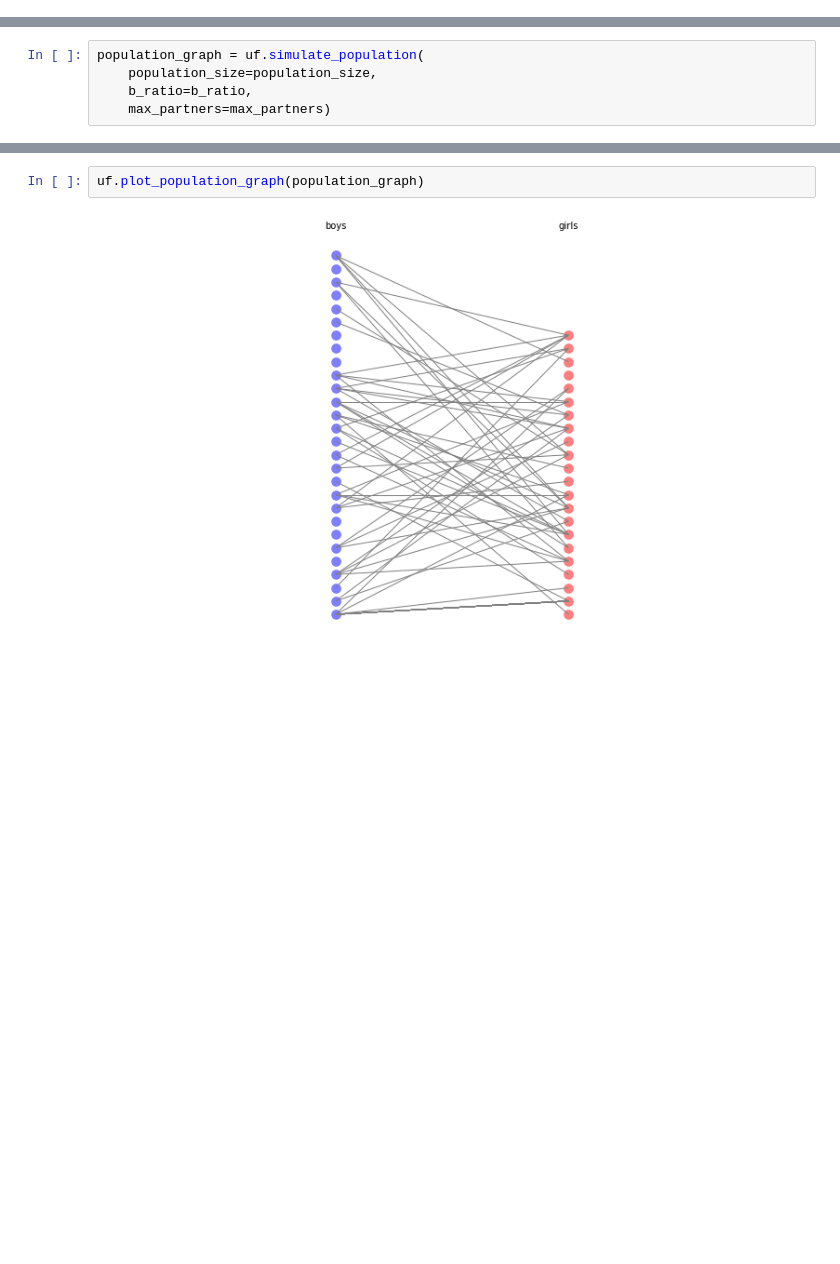
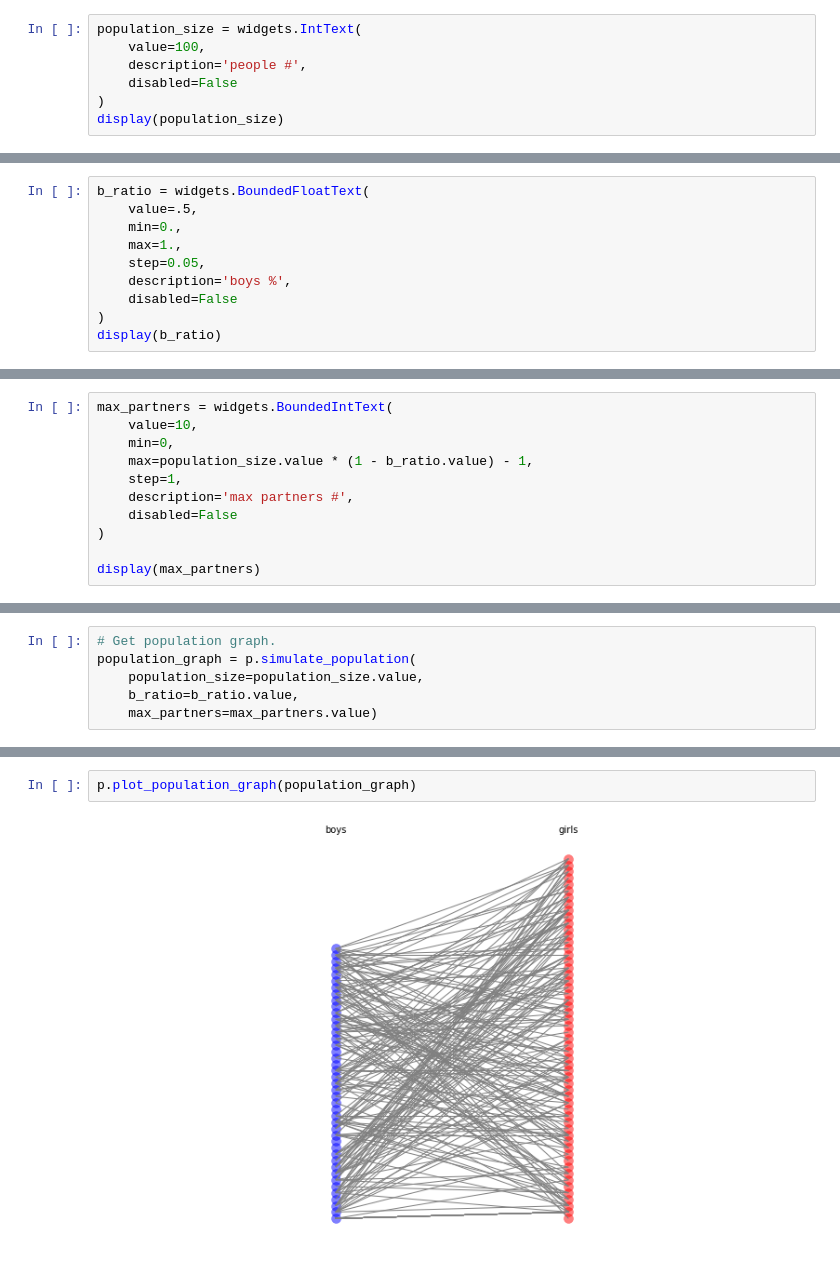
Before and after one commit to nikita-loik/miscellanea, a Jupyter notebook: notebooks/promiscuity.ipynb, the cells around one changed output, grey strips where cells are left out. Cells and saved outputs as stored; diff of their text form; blank space fills up the shorter version.

Commit message:
Add ipy widgets to promiscuity notebook

```diff
--- a/notebooks/promiscuity.ipynb
+++ b/notebooks/promiscuity.ipynb
@@ -15,0 +31,7 @@ max_partners = 5
+# %%
+population_size = widgets.IntText(
+    value=100,
+    description='people #',
+    disabled=False
+)
+display(population_size)
@@ -15,0 +40,10 @@ max_partners = 5
+# %%
+b_ratio = widgets.BoundedFloatText(
+    value=.5,
+    min=0.,
+    max=1.,
+    step=0.05,
+    description='boys %',
+    disabled=False
+)
+display(b_ratio)
@@ -15,0 +52,11 @@ max_partners = 5
+# %%
+max_partners = widgets.BoundedIntText(
+    value=10,
+    min=0,
+    max=population_size.value * (1 - b_ratio.value) - 1,
+    step=1,
+    description='max partners #',
+    disabled=False
+)
+
+display(max_partners)
@@ -16,6 +65,7 @@ max_partners = 5
 # %%
-population_graph = uf.simulate_population(
-    population_size=population_size,
-    b_ratio=b_ratio,
-    max_partners=max_partners)
+# Get population graph.
+population_graph = p.simulate_population(
+    population_size=population_size.value,
+    b_ratio=b_ratio.value,
+    max_partners=max_partners.value)
 # %% [output]
@@ -26,4 +79,4 @@ average # partners per girl: 2.41
 # %%
-uf.plot_population_graph(population_graph)
+p.plot_population_graph(population_graph)
 # %% [output]
-[figure, old version]
+[figure, new version]
```
Also changed, not shown: parts of 6 cells of this notebook, 1 other file.
